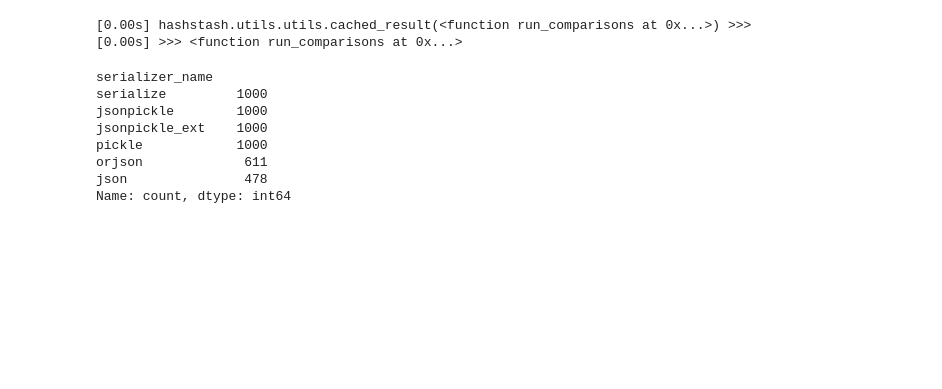
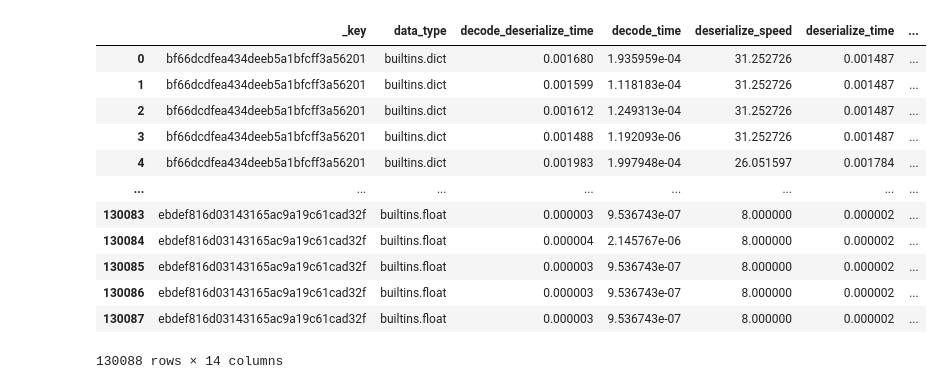
Before and after one commit to quadrismegistus/hashstash, a Jupyter notebook: notebooks/profile_serialize.ipynb, the cells around one changed output. Saved outputs shown, nothing was run; the diff lists cells and outputs as text; code cells hidden in the pictures; blank space fills up the shorter version.

```diff
--- a/notebooks/profile_serialize.ipynb
+++ b/notebooks/profile_serialize.ipynb
@@ -1,15 +1,22 @@
-# %%
-from hashstash.profiler.serialize_profiler import *
-df=run_comparisons(1000)
-df.serializer_name.value_counts()
-# %% [output]
-[0.00s] hashstash.utils.utils.cached_result(<function run_comparisons at 0x...>) >>>
-[0.00s] >>> <function run_comparisons at 0x...>
-serializer_name
-serialize         1000
-jsonpickle        1000
-jsonpickle_ext    1000
-pickle            1000
-orjson             611
-json               478
-Name: count, dtype: int64
+# %%
+from hashstash.profilers.serialize_profiler import *
+# run_comparisons(10000)
+stash = compare_serializers.stash
+# stash.clear()
+df = stash.df
+# # df = df[~df.data_type.str.contains('prosodic')]
+df
+# %% [output]
+|  | _key | data_type | decode_deserialize_time | decode_time | deserialize_speed | deserialize_time | ... |
+| 0 | bf66dcdfea434deeb5a1bfcff3a56201 | builtins.dict | 0.001680 | 1.935959e-04 | 31.252726 | 0.001487 | ... |
+| 1 | bf66dcdfea434deeb5a1bfcff3a56201 | builtins.dict | 0.001599 | 1.118183e-04 | 31.252726 | 0.001487 | ... |
+| 2 | bf66dcdfea434deeb5a1bfcff3a56201 | builtins.dict | 0.001612 | 1.249313e-04 | 31.252726 | 0.001487 | ... |
+| 3 | bf66dcdfea434deeb5a1bfcff3a56201 | builtins.dict | 0.001488 | 1.192093e-06 | 31.252726 | 0.001487 | ... |
+| 4 | bf66dcdfea434deeb5a1bfcff3a56201 | builtins.dict | 0.001983 | 1.997948e-04 | 26.051597 | 0.001784 | ... |
+| ... | ... | ... | ... | ... | ... | ... | ... |
+| 130083 | ebdef816d03143165ac9a19c61cad32f | builtins.float | 0.000003 | 9.536743e-07 | 8.000000 | 0.000002 | ... |
+| 130084 | ebdef816d03143165ac9a19c61cad32f | builtins.float | 0.000004 | 2.145767e-06 | 8.000000 | 0.000002 | ... |
+| 130085 | ebdef816d03143165ac9a19c61cad32f | builtins.float | 0.000003 | 9.536743e-07 | 8.000000 | 0.000002 | ... |
+| 130086 | ebdef816d03143165ac9a19c61cad32f | builtins.float | 0.000003 | 9.536743e-07 | 8.000000 | 0.000002 | ... |
+| 130087 | ebdef816d03143165ac9a19c61cad32f | builtins.float | 0.000003 | 9.536743e-07 | 8.000000 | 0.000002 | ... |
+130088 rows × 14 columns
```
Also changed, not shown: parts of 12 cells of this notebook, 21 other files.
